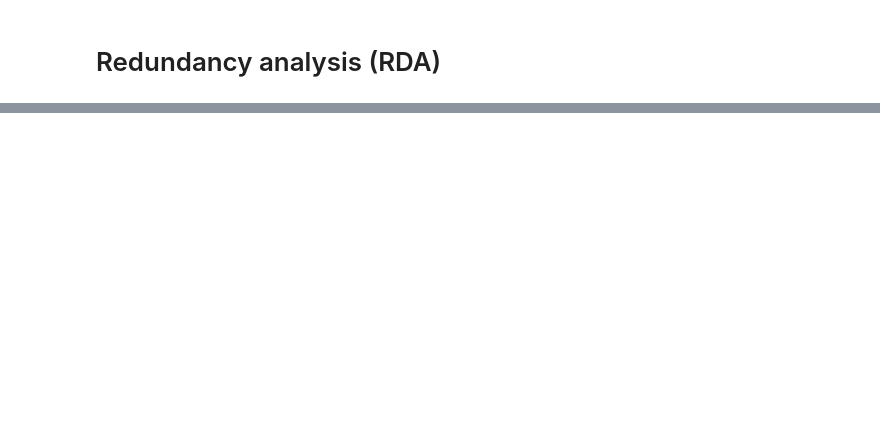
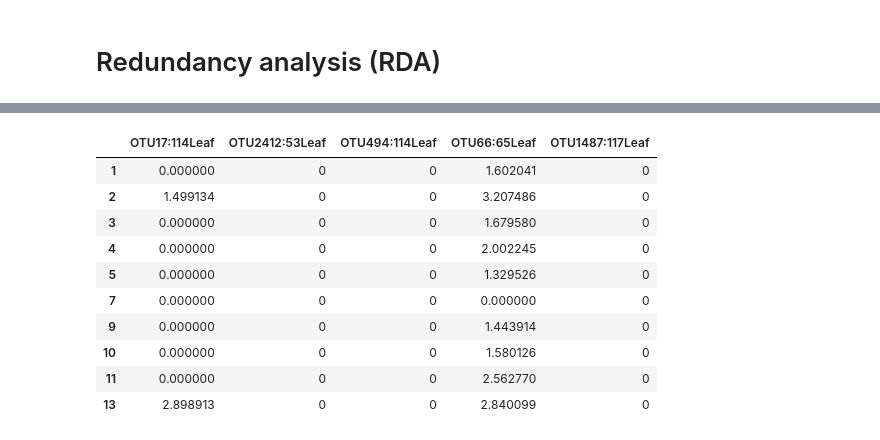
Before and after one commit to danchurch/taiwan_combined, a Jupyter notebook: XylariaLeafWoodStats.ipynb, the cells around one changed output, grey strips where cells are left out. Saved outputs shown, nothing was run; the diff lists cells and outputs as text; code cells hidden in the pictures; blank space fills up the shorter version.

```diff
--- a/XylariaLeafWoodStats.ipynb
+++ b/XylariaLeafWoodStats.ipynb
@@ -319,0 +351,14 @@ Huh, it looks like the wood retained more reads than the leaves. I'm a bit confu
+# %%
+woodmat[1:10,1:5]
+# %% [output]
+|  | OTU17:114Leaf | OTU2412:53Leaf | OTU494:114Leaf | OTU66:65Leaf | OTU1487:117Leaf |
+| 1 | 0.000000 | 0 | 0 | 1.602041 | 0 |
+| 2 | 1.499134 | 0 | 0 | 3.207486 | 0 |
+| 3 | 0.000000 | 0 | 0 | 1.679580 | 0 |
+| 4 | 0.000000 | 0 | 0 | 2.002245 | 0 |
+| 5 | 0.000000 | 0 | 0 | 1.329526 | 0 |
+| 7 | 0.000000 | 0 | 0 | 0.000000 | 0 |
+| 9 | 0.000000 | 0 | 0 | 1.443914 | 0 |
+| 10 | 0.000000 | 0 | 0 | 1.580126 | 0 |
+| 11 | 0.000000 | 0 | 0 | 2.562770 | 0 |
+| 13 | 2.898913 | 0 | 0 | 2.840099 | 0 |
```
Also changed, not shown: parts of 17 cells of this notebook.
